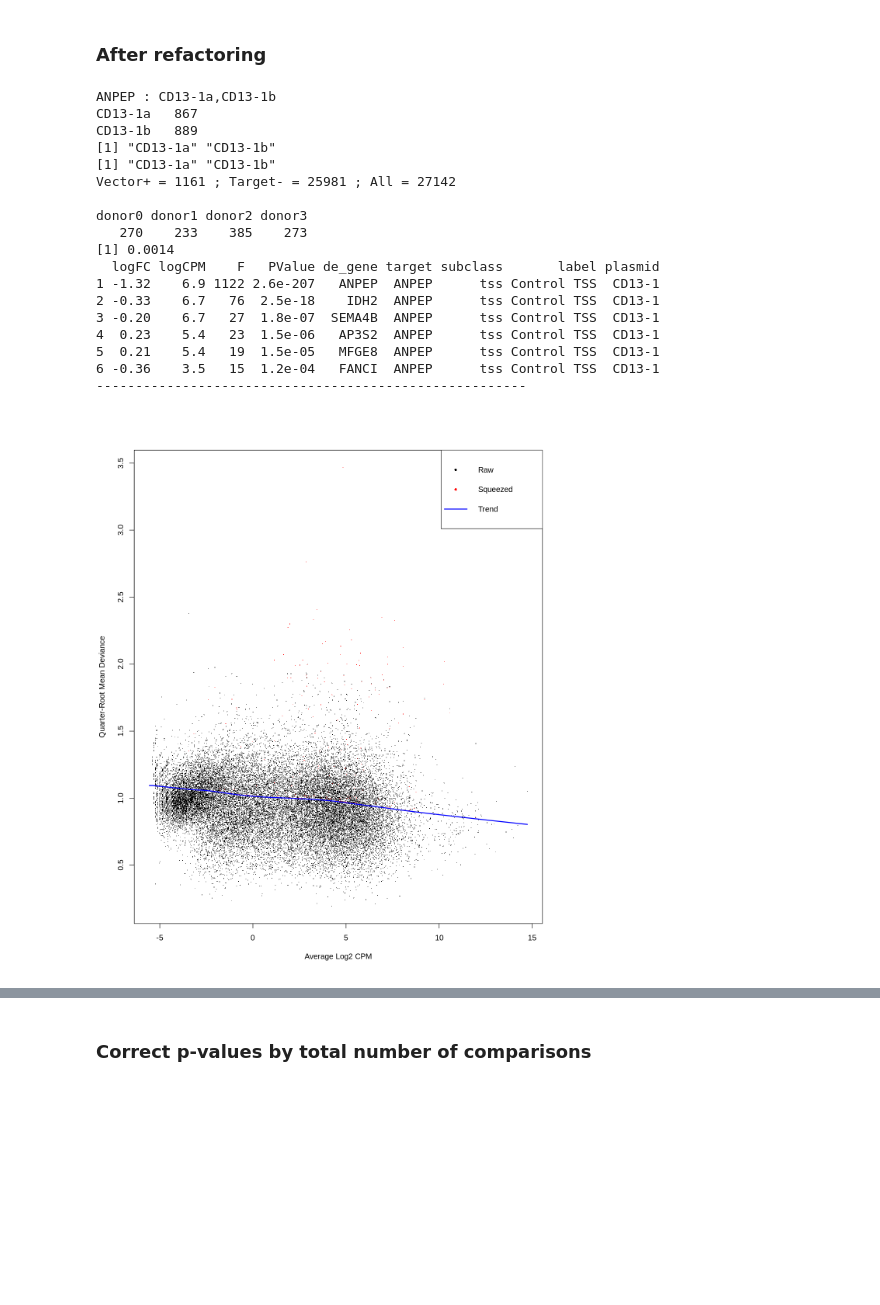
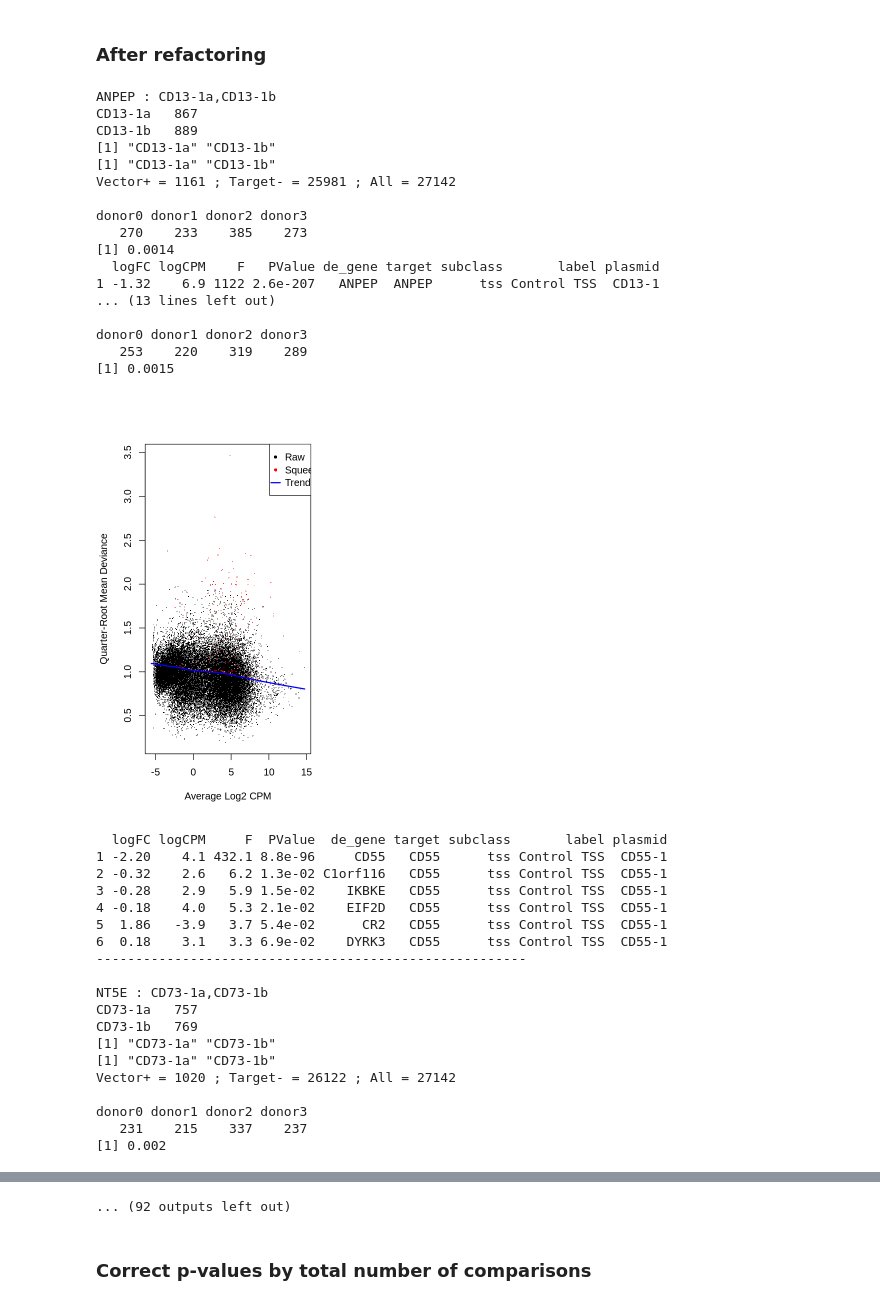
Before and after one commit to ucsf-lgr/ckd-workflow, a Jupyter notebook: secondary/04_DE_by_plasmid_Pseudobulk_Only_Neigbors_v2_refactored.ipynb, the cells around one changed output, grey strips where cells are left out. Saved outputs shown, nothing was run; the diff lists cells and outputs as text; code cells hidden in the pictures; blank space fills up the shorter version.

```diff
--- a/secondary/04_DE_by_plasmid_Pseudobulk_Only_Neigbors_v2_refactored.ipynb
+++ b/secondary/04_DE_by_plasmid_Pseudobulk_Only_Neigbors_v2_refactored.ipynb
@@ -44,7 +54,6 @@ plan("multicore", workers = 64)
 # %%
 if(!exists("papermill_run")) {
     prj_name = "Screen1"
-    data_subdir_suffixes = "L1,L2,L3,L4"
     secondary_a_path = "/home/vsevim/prj/1012-ckd/S1/analysis/secondary/"
     save_seurat_h5 = "YES"
     de_testing = "NEIGHBORHOOD"
@@ -534,38 +543,55 @@ for (i in 1:nrow(df_targets)) {
         neg_label = "target_negative"
     )
 
     # Process cells with the given target and perturbation status
     if("vector_positive" %in% levels((Idents(seurat_dummy)))) {
         dummy <- process_target_cells(
             seurat_dummy, target, vector_id, is_de, neighbors,
             perturbed_cells_by_guide, guides_on_plasmid, guides_4_target,
             df_cell_counts, df_neighbor_de, pos_label, neg_label, target_subclass
         )
         df_cell_counts = dummy$df_cell_counts
         df_neighbor_de = dummy$df_neighbor_de
         n_tests = n_tests + dummy$n_tests_performed
     } else {
         cat(red("No cells found:"), paste(guides_on_plasmid, collapse=","),"\n")
     }
-    break
 }
 # %% [output]
 ANPEP : CD13-1a,CD13-1b
 CD13-1a   867
 CD13-1b   889
 [1] "CD13-1a" "CD13-1b"
 [1] "CD13-1a" "CD13-1b"
 Vector+ = 1161 ; Target- = 25981 ; All = 27142
 
 donor0 donor1 donor2 donor3
    270    233    385    273
 [1] 0.0014
   logFC logCPM    F   PValue de_gene target subclass       label plasmid
 1 -1.32    6.9 1122 2.6e-207   ANPEP  ANPEP      tss Control TSS  CD13-1
-2 -0.33    6.7   76  2.5e-18    IDH2  ANPEP      tss Control TSS  CD13-1
-3 -0.20    6.7   27  1.8e-07  SEMA4B  ANPEP      tss Control TSS  CD13-1
-4  0.23    5.4   23  1.5e-06   AP3S2  ANPEP      tss Control TSS  CD13-1
-5  0.21    5.4   19  1.5e-05   MFGE8  ANPEP      tss Control TSS  CD13-1
-6 -0.36    3.5   15  1.2e-04   FANCI  ANPEP      tss Control TSS  CD13-1
--------------------------------------------------------
+... (13 lines left out)
+
+donor0 donor1 donor2 donor3
+   253    220    319    289
+[1] 0.0015
-[figure, old version]
+[figure, new version]
+  logFC logCPM     F  PValue  de_gene target subclass       label plasmid
+1 -2.20    4.1 432.1 8.8e-96     CD55   CD55      tss Control TSS  CD55-1
+2 -0.32    2.6   6.2 1.3e-02 C1orf116   CD55      tss Control TSS  CD55-1
+3 -0.28    2.9   5.9 1.5e-02    IKBKE   CD55      tss Control TSS  CD55-1
+4 -0.18    4.0   5.3 2.1e-02    EIF2D   CD55      tss Control TSS  CD55-1
+5  1.86   -3.9   3.7 5.4e-02      CR2   CD55      tss Control TSS  CD55-1
+6  0.18    3.1   3.3 6.9e-02    DYRK3   CD55      tss Control TSS  CD55-1
+-------------------------------------------------------
+
+NT5E : CD73-1a,CD73-1b
+CD73-1a   757
+CD73-1b   769
+[1] "CD73-1a" "CD73-1b"
+[1] "CD73-1a" "CD73-1b"
+Vector+ = 1020 ; Target- = 26122 ; All = 27142
+
+donor0 donor1 donor2 donor3
+   231    215    337    237
+[1] 0.002
@@ -572,3 +677,4 @@ donor0 donor1 donor2 donor3
+... (92 outputs left out)
 # %% [markdown]
 ### Correct p-values by total number of comparisons
 # %%
```
Also changed, not shown: parts of 10 cells of this notebook, 2 other files.
